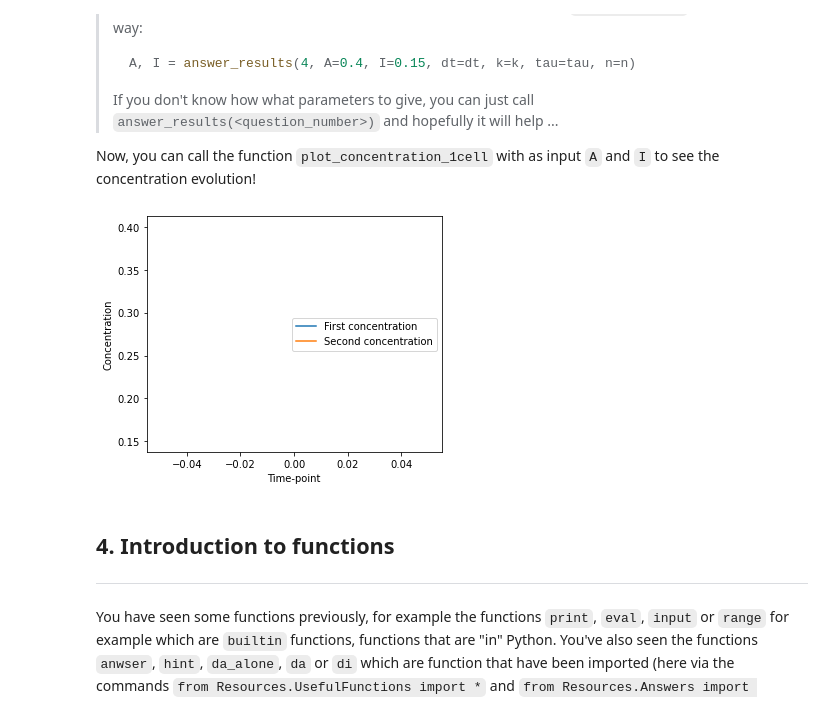
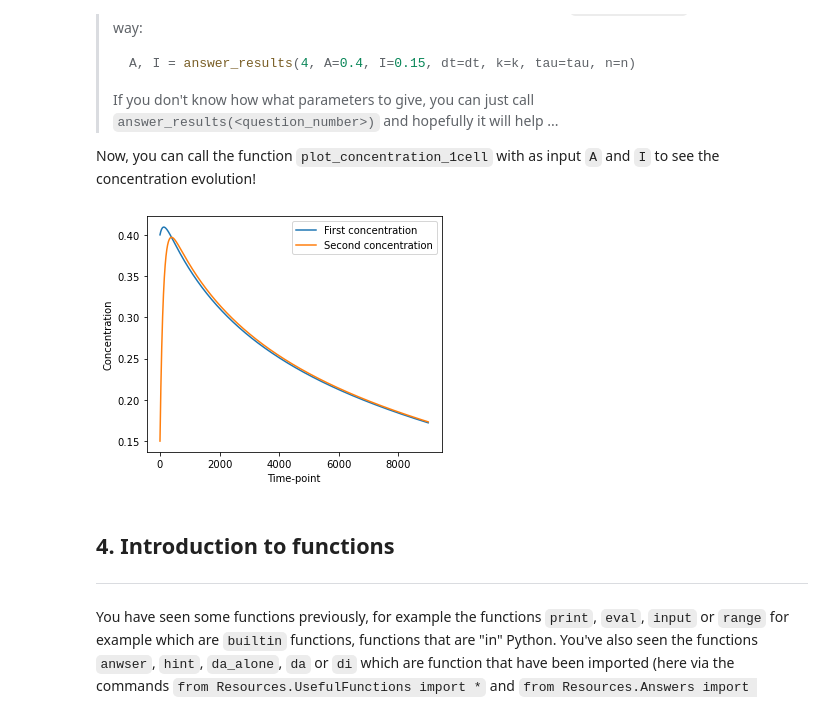
Before and after one commit to GuignardLab/CenTuri-Course, a Jupyter notebook: Turing-course.ipynb, the cells around one changed output. Cells and saved outputs as stored; diff of their text form; code cells hidden in the pictures.

```diff
--- a/Turing-course.ipynb
+++ b/Turing-course.ipynb
@@ -791,10 +874,10 @@ As before, it is possible to plot the values of the concentrations over time usi
 Now, you can call the function `plot_concentration_1cell` with as input `A` and `I` to see the concentration evolution!
 # %%
 # Uncomment the following line if you have not computed yet A and I
-# A, I = answer_results(4, A=0.4, I=0.15, dt=dt, k=k, tau=tau, n=n)
+A, I = answer_results(4, A=0.4, I=0.15, dt=dt, k=k, tau=tau, n=n)
 plot_concentration_1cell(A, I)
 # %% [output]
-[figure, old version]
+[figure, new version]
 # %% [markdown]
 ## 4. Introduction to functions
 ---
```
Also changed, not shown: parts of 20 cells of this notebook.
